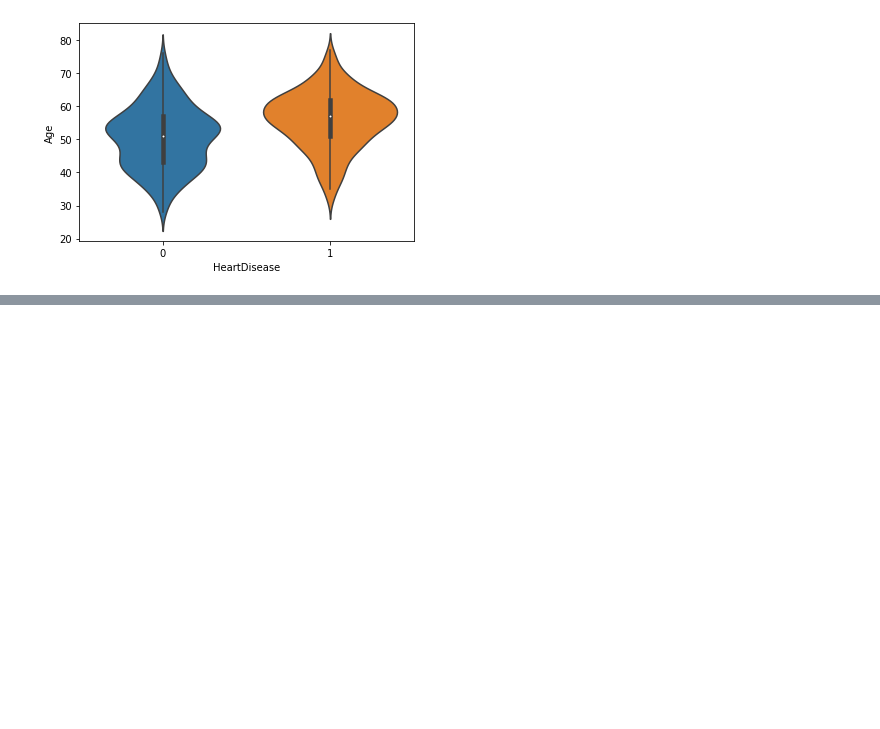
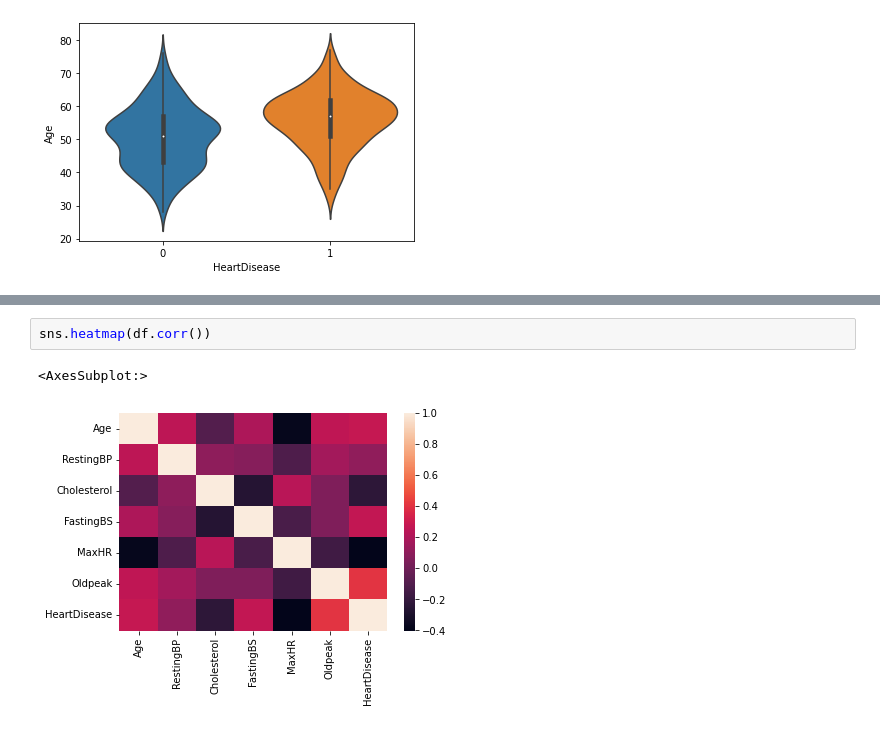
Before and after one commit to AbhishekWaghchaure/PythonBootCamp, a Jupyter notebook: DataVisualization/HeartDisease -Exploratory Data Analysis.ipynb, the cells around one changed output, grey strips where cells are left out. Drawn from its saved outputs; the diff is of its cells as text; blank space fills up the shorter version.

```diff
--- a/DataVisualization/HeartDisease -Exploratory Data Analysis.ipynb
+++ b/DataVisualization/HeartDisease -Exploratory Data Analysis.ipynb
@@ -121,0 +135,5 @@ sns.violinplot(y =df['Age'] , x = df['HeartDisease'])
+# %%
+sns.heatmap(df.corr())
+# %% [output]
+<AxesSubplot:>
+[figure, added]
```
Also changed, not shown: parts of 2 cells of this notebook.
